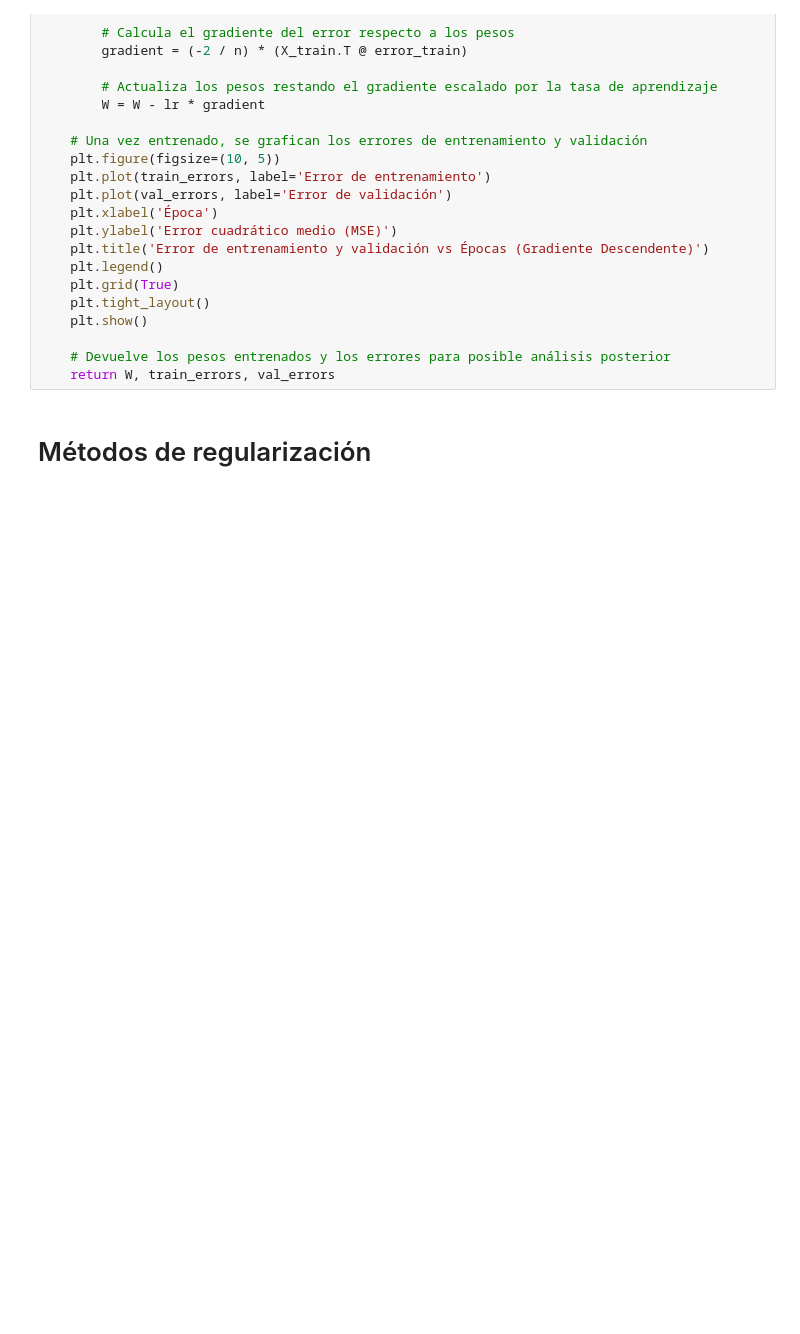
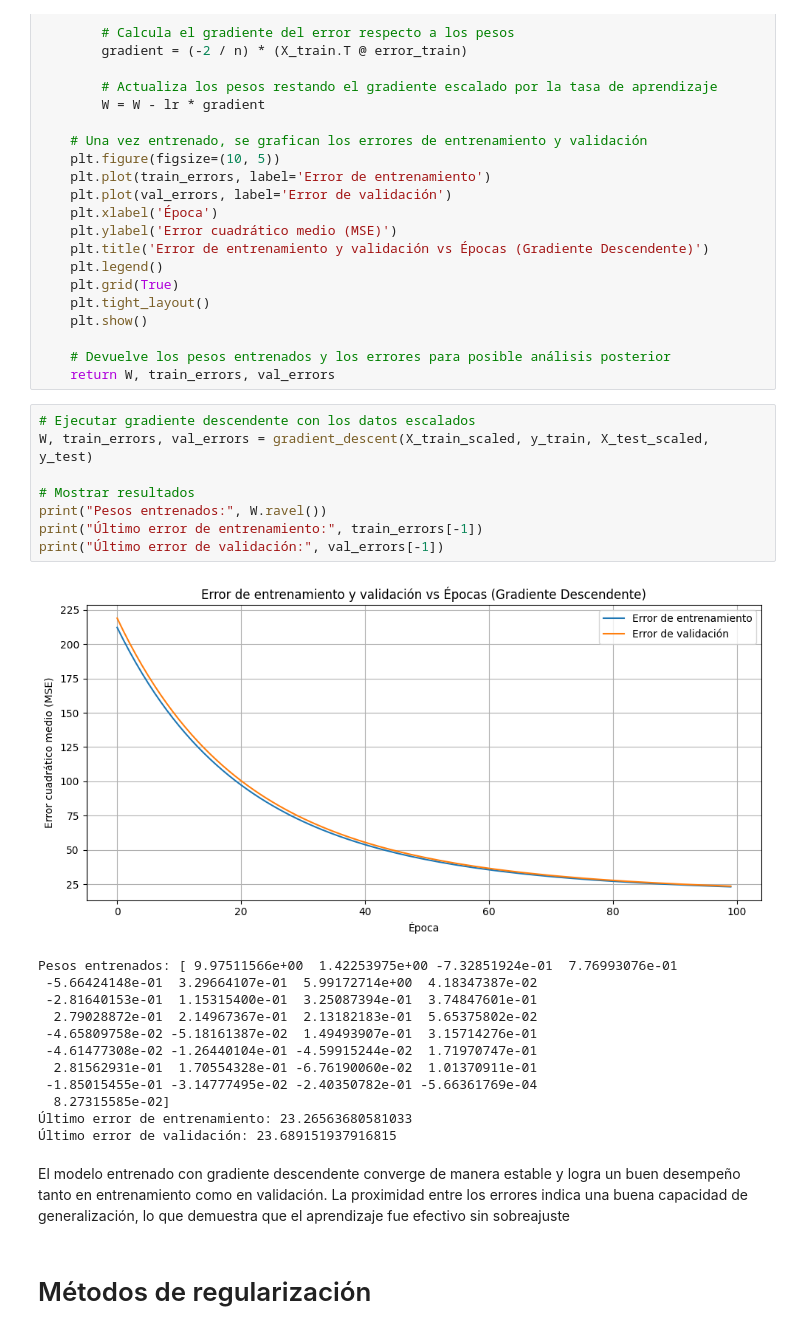
Before and after one commit to brimoresco/AA1-TUIA-2025C1-Suarez-BrizuelaCipolletti-Moresco1, a Jupyter notebook: TP_Regresion_AA1_2025.ipynb, the cells around one changed output. Drawn from its saved outputs; the diff is of its cells as text; blank space fills up the shorter version.

```diff
--- a/TP_Regresion_AA1_2025.ipynb
+++ b/TP_Regresion_AA1_2025.ipynb
@@ -658,6 +701,29 @@ def gradient_descent(X_train, y_train, X_val, y_val, lr=0.01, epochs=100):
 
     # Devuelve los pesos entrenados y los errores para posible análisis posterior
     return W, train_errors, val_errors
+# %%
+# Ejecutar gradiente descendente con los datos escalados
+W, train_errors, val_errors = gradient_descent(X_train_scaled, y_train, X_test_scaled, y_test)
+
+# Mostrar resultados
+print("Pesos entrenados:", W.ravel())
+print("Último error de entrenamiento:", train_errors[-1])
+print("Último error de validación:", val_errors[-1])
+# %% [output]
+[figure, added]
+Pesos entrenados: [ 9.97511566e+00  1.42253975e+00 -7.32851924e-01  7.76993076e-01
+ -5.66424148e-01  3.29664107e-01  5.99172714e+00  4.18347387e-02
+ -2.81640153e-01  1.15315400e-01  3.25087394e-01  3.74847601e-01
+  2.79028872e-01  2.14967367e-01  2.13182183e-01  5.65375802e-02
+ -4.65809758e-02 -5.18161387e-02  1.49493907e-01  3.15714276e-01
+ -4.61477308e-02 -1.26440104e-01 -4.59915244e-02  1.71970747e-01
+  2.81562931e-01  1.70554328e-01 -6.76190060e-02  1.01370911e-01
+ -1.85015455e-01 -3.14777495e-02 -2.40350782e-01 -5.66361769e-04
+  8.27315585e-02]
+Último error de entrenamiento: 23.26563680581033
+Último error de validación: 23.689151937916815
+# %% [markdown]
+El modelo entrenado con gradiente descendente converge de manera estable y logra un buen desempeño tanto en entrenamiento como en validación. La proximidad entre los errores indica una buena capacidad de generalización, lo que demuestra que el aprendizaje fue efectivo sin sobreajuste
 # %% [markdown]
 # Métodos de regularización
 # %% [markdown]
```
Also changed, not shown: parts of 36 cells of this notebook.
